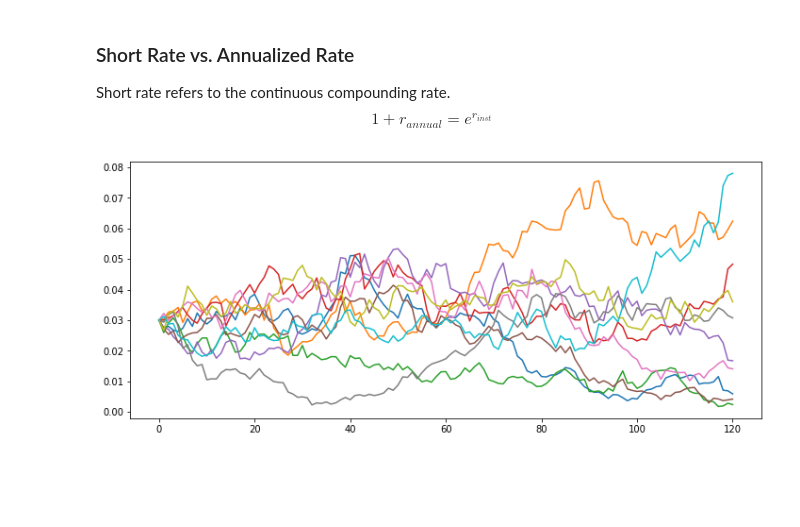
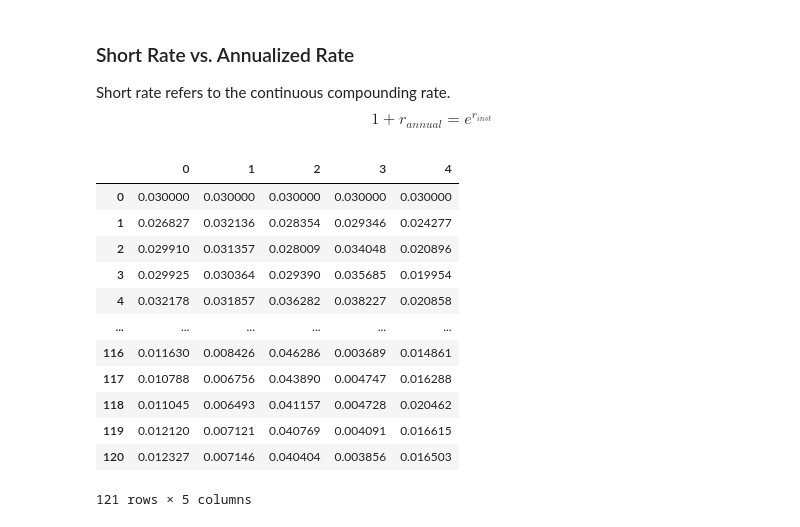
Before and after one commit to xiangyuli2021/CPPI, a Jupyter notebook: CPPI.ipynb, the cells around one changed output. Saved outputs shown, nothing was run; the diff lists cells and outputs as text; code cells hidden in the pictures; blank space fills up the shorter version.

```diff
--- a/CPPI.ipynb
+++ b/CPPI.ipynb
@@ -275,15 +275,19 @@ where $a$ is the speed of mean reversion and $b$ is the long term mean rate and
 Short rate refers to the continuous compounding rate.
 $$ 1 + r_{annual} = e^{r_{inst}} $$
 # %%
-n_years = 10
-n_scenarios = 500
-a = 0.05
-b = 0.03
-sigma = 0.05
-steps_per_year = 12
-r_0 = 0.03
+rates = f.cir(n_years = 10, n_scenarios=5, a=0.05, b=0.03, sigma=0.05, steps_per_year=12, r_0=0.03)
+rates
+# %% [output]
+|  | 0 | 1 | 2 | 3 | 4 |
+| 0 | 0.030000 | 0.030000 | 0.030000 | 0.030000 | 0.030000 |
+| 1 | 0.026827 | 0.032136 | 0.028354 | 0.029346 | 0.024277 |
+| 2 | 0.029910 | 0.031357 | 0.028009 | 0.034048 | 0.020896 |
+| 3 | 0.029925 | 0.030364 | 0.029390 | 0.035685 | 0.019954 |
+| 4 | 0.032178 | 0.031857 | 0.036282 | 0.038227 | 0.020858 |
+| ... | ... | ... | ... | ... | ... |
+| 116 | 0.011630 | 0.008426 | 0.046286 | 0.003689 | 0.014861 |
+| 117 | 0.010788 | 0.006756 | 0.043890 | 0.004747 | 0.016288 |
+| 118 | 0.011045 | 0.006493 | 0.041157 | 0.004728 | 0.020462 |
+| 119 | 0.012120 | 0.007121 | 0.040769 | 0.004091 | 0.016615 |
+| 120 | 0.012327 | 0.007146 | 0.040404 | 0.003856 | 0.016503 |
+121 rows × 5 columns
-# %%
-f.cir(n_scenarios=10).plot(legend=False,figsize=(12,5))
-plt.show()
-# %% [output]
-[figure, removed]
```
Also changed, not shown: parts of 3 cells of this notebook, 1 other file.
